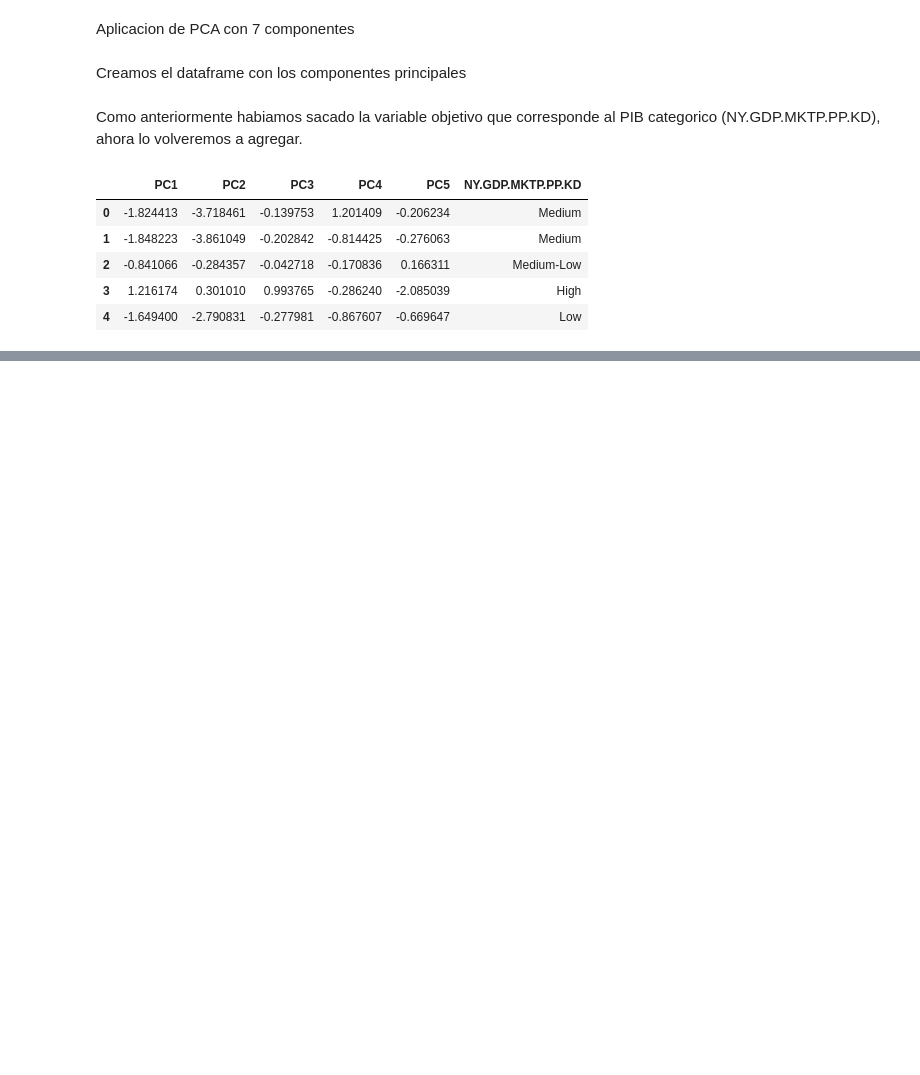
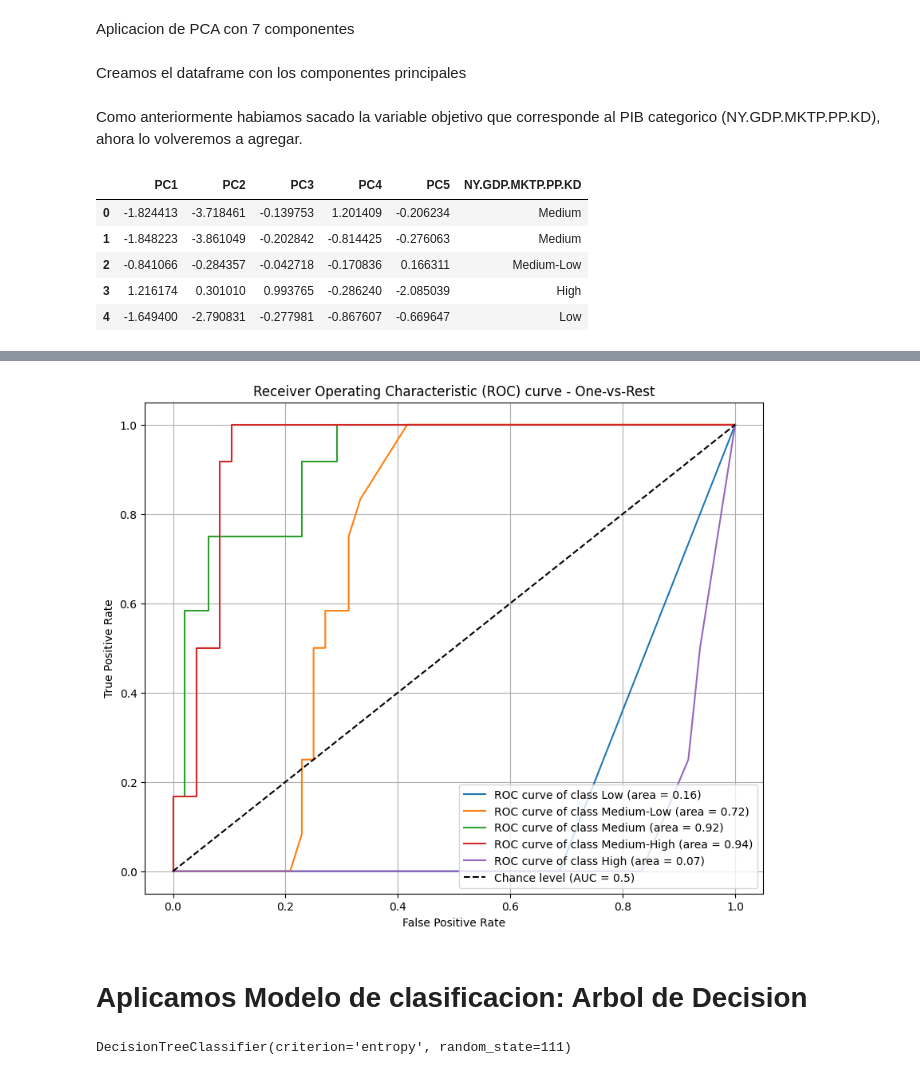
Before and after one commit to isidoraperez2-gif/Portafolio, a Jupyter notebook: Examen_Word_Bank.ipynb, the cells around one changed output, grey strips where cells are left out. Saved outputs shown, nothing was run; the diff lists cells and outputs as text; code cells hidden in the pictures; blank space fills up the shorter version.

```diff
--- a/Examen_Word_Bank.ipynb
+++ b/Examen_Word_Bank.ipynb
@@ -599,0 +721,41 @@ df_pca.head()
+# %%
+#@title Curva ROC (Multi-clase - One-vs-Rest)
+from sklearn.metrics import roc_curve, auc
+from sklearn.preprocessing import label_binarize
+
+# Binarize the output
+y_test_bin = label_binarize(y_test, classes=y_test.cat.categories)
+n_classes = y_test_bin.shape[1]
+
+# Get decision function scores for each class
+# Use predict_proba for Random Forest
+y_score = rfc_clf.predict_proba(X_test)
+
+# Plot ROC curve for each class
+plt.figure(figsize=(10, 8))
+for i in range(n_classes):
+    fpr, tpr, _ = roc_curve(y_test_bin[:, i], y_score[:, i])
+    roc_auc = auc(fpr, tpr)
+    plt.plot(fpr, tpr, label=f'ROC curve of class {y_test.cat.categories[i]} (area = {roc_auc:.2f})')
+
+plt.plot([0, 1], [0, 1], 'k--', label='Chance level (AUC = 0.5)')
+plt.xlabel('False Positive Rate')
+plt.ylabel('True Positive Rate')
+plt.title('Receiver Operating Characteristic (ROC) curve - One-vs-Rest')
+plt.legend(loc='lower right')
+plt.grid(True)
+plt.show()
+# %% [output]
+[figure, added]
+# %% [markdown]
+# **Aplicamos Modelo de clasificacion: Arbol de Decision**
+# %%
+#@title Instanciar algoritmo de clasificación usando criterio de entropía y ajustar modelo.
+from sklearn.tree import DecisionTreeClassifier
+
+tree_clf = DecisionTreeClassifier(criterion="entropy", random_state=111)
+
+# Aplicar modelo a datos de entrenamietno
+tree_clf.fit(X_train, y_train)
+# %% [output]
+DecisionTreeClassifier(criterion='entropy', random_state=111)
```
Also changed, not shown: parts of 45 cells of this notebook.
